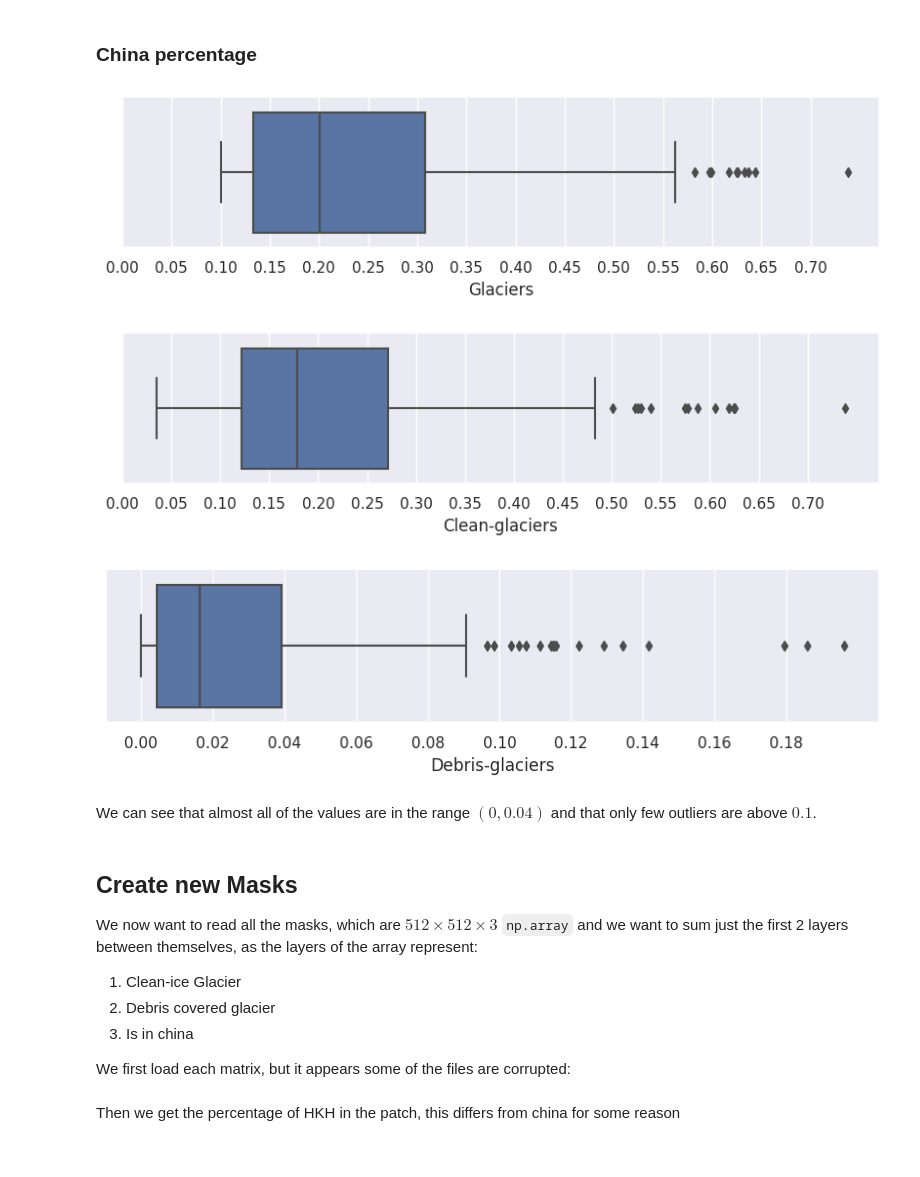
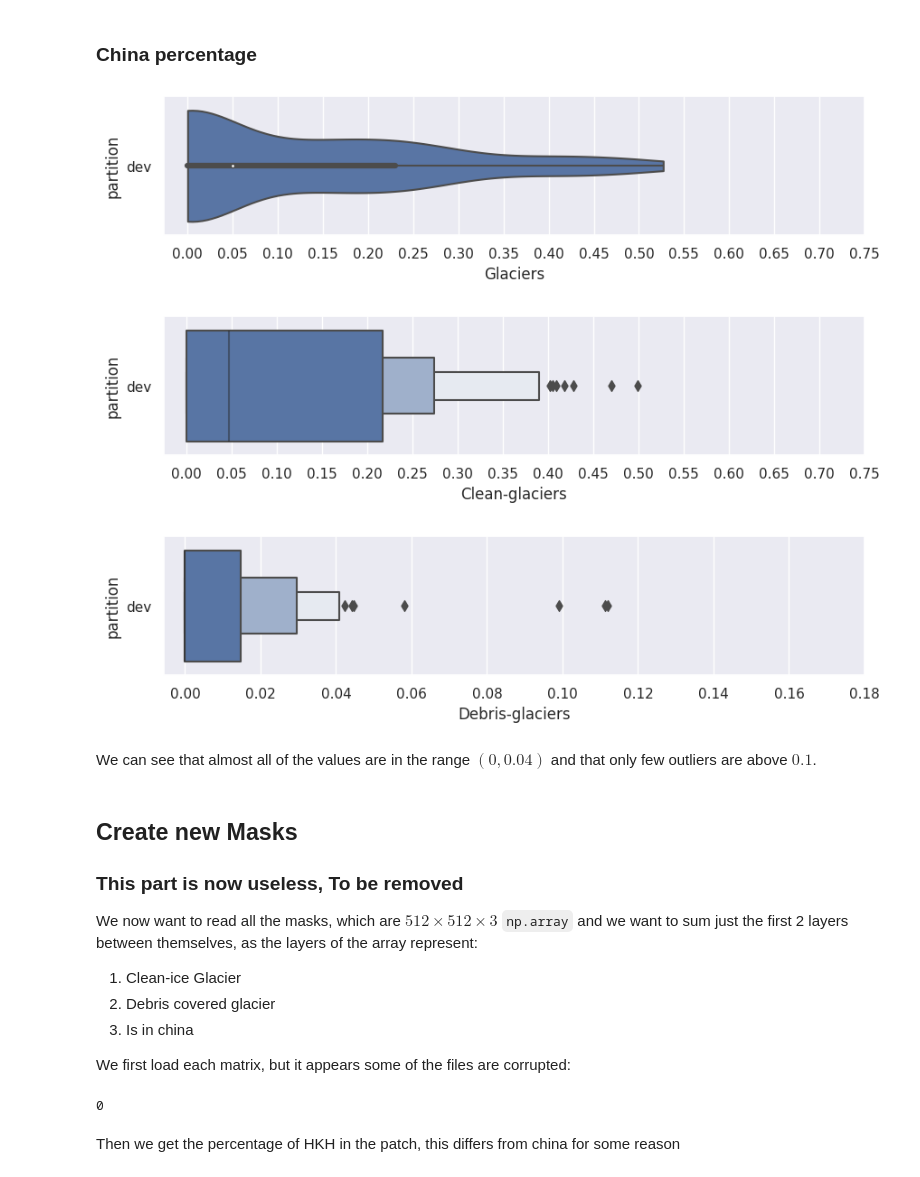
Before and after one commit to jonasbarth/fds-2022-final-project, a Jupyter notebook: preprocessing.ipynb, the cells around one changed output. Saved outputs shown, nothing was run; the diff lists cells and outputs as text; code cells hidden in the pictures.

Commit message:
partitioning of dataset is now on partition column, rather than partitioning in 3 different dataframes

```diff
--- a/preprocessing.ipynb
+++ b/preprocessing.ipynb
@@ -106,17 +106,20 @@ train_splits[:3]
 # %% [markdown]
 And finally we partition the metadata in 3 different datasets
 # %%
-def partition_metadata(metadata, splits, folder = ''):
+def partition_metadata(metadata, folder = '', name = ''):
+    files = list_files(folder)
+    partition = metadata.img_slice.isin( files )
     # takes only the rows corresponding to those in the splits
-    res = metadata[metadata.img_slice.isin( splits )].copy()
-    # then adds the
-    res.img_slice = folder + res.img_slice
-    res.mask_slice = folder + res.mask_slice
-    return res
+    metadata.loc[partition, 'partition'] = name
+    # then prefix the file with the folder
+    metadata.loc[partition, 'img_slice'] = folder + metadata.loc[partition, 'img_slice']
+    metadata.loc[partition, 'mask_slice'] = folder + metadata.loc[partition, 'mask_slice']
+    return metadata
 
-test_data = partition_metadata(metadata, test_splits, folder=test_folder)
-dev_data = partition_metadata(metadata, dev_splits, folder=dev_folder)
-train_data = partition_metadata(metadata, train_splits, folder=train_folder)
+metadata = partition_metadata(metadata, folder=dev_folder, name='dev')
+metadata = partition_metadata(metadata, folder=test_folder, name='test')
+metadata = partition_metadata(metadata, folder=train_folder, name='train')
 
-train_data.head()
+
+metadata.head()
 # %% [output]
@@ -130,5 +140,4 @@ train_data.head()
 # %%
-test_data.to_csv('dataset/test_data.csv')
-train_data.to_csv('dataset/train_data.csv')
-dev_data.to_csv('dataset/dev_data.csv')
+metadata.dropna(inplace=True) # we remove those pathces that are not in any of the 3 partitions
+metadata.to_csv('dataset/metadata.csv')
 # %% [markdown]
@@ -151,32 +153,35 @@ We now want to get some informations out of the JSONs we just worked with
 # %%
 import seaborn as sns
 import matplotlib.pyplot as plt
 %matplotlib inline
 sns.set_style('whitegrid')
 sns.set(rc={"figure.figsize":(10, 2)})
 
-sns.boxplot(data=train_data, x='mask_mean_0')
-plt.xticks(np.arange(0,train_data.mask_mean_0.max(), .05))
+metadata.rename(columns={'mask_mean_0':'glaciers', 'mask_mean_1':'clean_glaciers','mask_mean_2':'debris_glaciers'}, inplace=True)
+sns.violinplot(data=metadata, x='glaciers', y='partition', cut=0)
+plt.xticks(np.arange(0,metadata.glaciers.max(), .05))
 plt.xlabel('Glaciers')
 plt.show()
 
-sns.boxplot(data=train_data, x='mask_mean_1')
-plt.xticks(np.arange(0,train_data.mask_mean_1.max(), .05))
+sns.boxenplot(data=metadata, x='clean_glaciers', y='partition')
+plt.xticks(np.arange(0,metadata.clean_glaciers.max(), .05))
 plt.xlabel('Clean-glaciers')
 plt.show()
 
-sns.boxplot(data=train_data, x='mask_mean_2')
-plt.xticks(np.arange(0,train_data.mask_mean_2.max(), .02))
+sns.boxenplot(data=metadata, x='debris_glaciers', y='partition')
+plt.xticks(np.arange(0,metadata.debris_glaciers.max(), .02))
 plt.xlabel('Debris-glaciers')
 plt.show()
 # %% [output]
-[figure, old version]
+[figure, new version]
-[figure, old version]
+[figure, new version]
-[figure, old version]
+[figure, new version]
 # %% [markdown]
 We can see that almost all of the values are in the range $(0, 0.04)$ and that only few outliers are above $0.1$.
 # %% [markdown]
 ## Create new Masks
+
+### **This part is now useless**, To be removed
 
 We now want to read all the masks, which are $512 \times 512 \times 3$ `np.array` and we want to sum just the first 2 layers between themselves, as the layers of the array represent:
 1. Clean-ice Glacier
@@ -197,3 +200,7 @@ dev_data['np_mask'] = dev_data.mask_slice.apply(lambda x: load(x))
+# %%
+metadata.np_mask.isna().sum()
+# %% [output]
+0
 # %% [markdown]
 Then we get the percentage of HKH in the patch, this differs from china for some reason
 # %%
```
Also changed, not shown: parts of 19 cells of this notebook.
